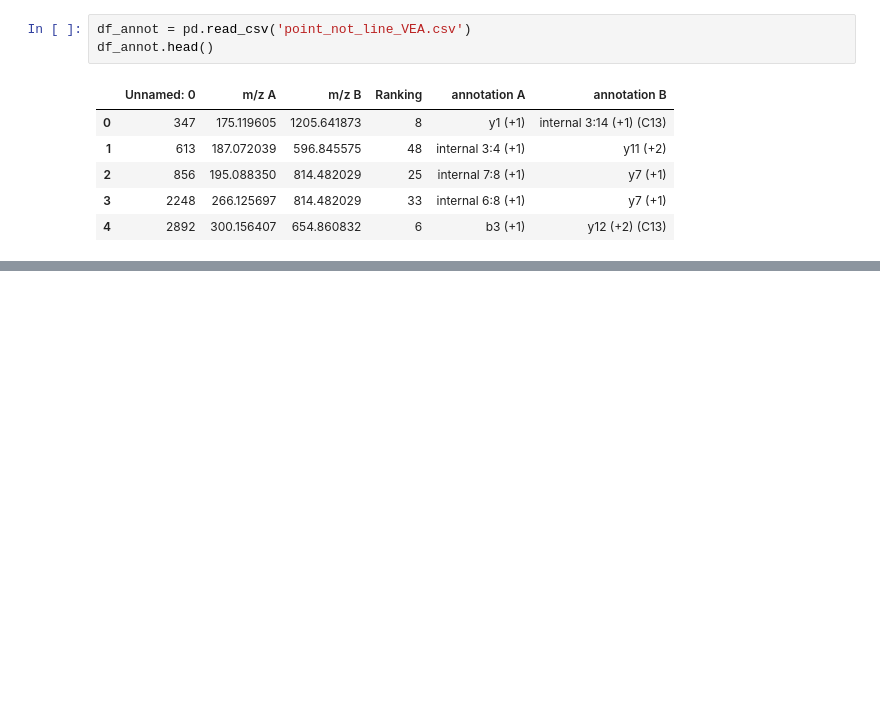
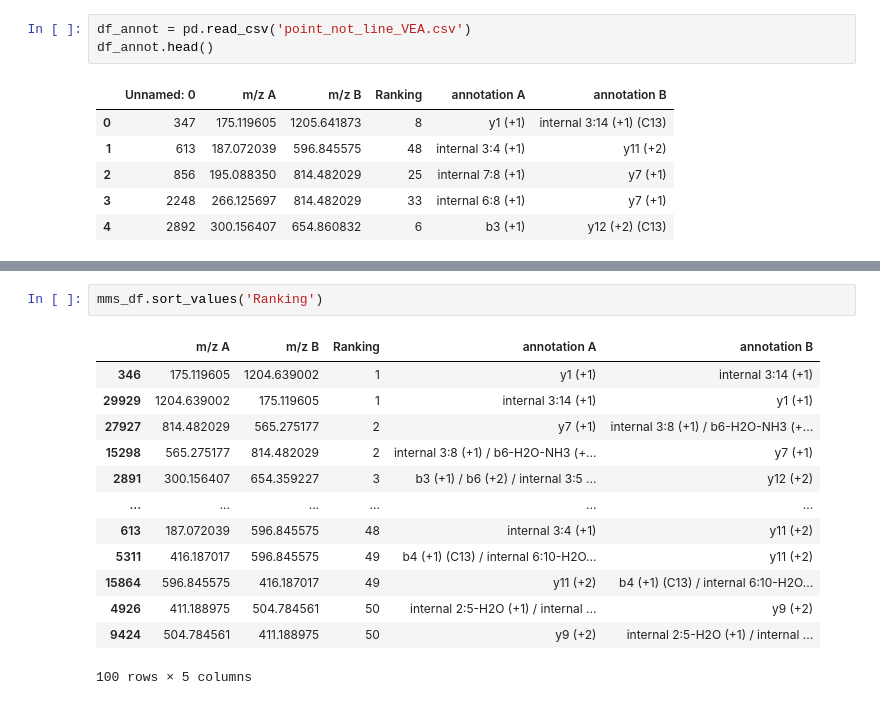
Before and after one commit to Kevinxsn/2D_spec_dict, a Jupyter notebook: paper/graph1.ipynb, the cells around one changed output, grey strips where cells are left out. Saved outputs shown, nothing was run; the diff lists cells and outputs as text; blank space fills up the shorter version.

```diff
--- a/paper/graph1.ipynb
+++ b/paper/graph1.ipynb
@@ -1537,0 +1538,16 @@ fig, ax, ax_table, annotated_df = plot_ffc_annotation_map_with_table(
+# %%
+mms_df.sort_values('Ranking')
+# %% [output]
+|  | m/z A | m/z B | Ranking | annotation A | annotation B |
+| 346 | 175.119605 | 1204.639002 | 1 | y1 (+1) | internal 3:14 (+1) |
+| 29929 | 1204.639002 | 175.119605 | 1 | internal 3:14 (+1) | y1 (+1) |
+| 27927 | 814.482029 | 565.275177 | 2 | y7 (+1) | internal 3:8 (+1) / b6-H2O-NH3 (+... |
+| 15298 | 565.275177 | 814.482029 | 2 | internal 3:8 (+1) / b6-H2O-NH3 (+... | y7 (+1) |
+| 2891 | 300.156407 | 654.359227 | 3 | b3 (+1) / b6 (+2) / internal 3:5 ... | y12 (+2) |
+| ... | ... | ... | ... | ... | ... |
+| 613 | 187.072039 | 596.845575 | 48 | internal 3:4 (+1) | y11 (+2) |
+| 5311 | 416.187017 | 596.845575 | 49 | b4 (+1) (C13) / internal 6:10-H2O... | y11 (+2) |
+| 15864 | 596.845575 | 416.187017 | 49 | y11 (+2) | b4 (+1) (C13) / internal 6:10-H2O... |
+| 4926 | 411.188975 | 504.784561 | 50 | internal 2:5-H2O (+1) / internal ... | y9 (+2) |
+| 9424 | 504.784561 | 411.188975 | 50 | y9 (+2) | internal 2:5-H2O (+1) / internal ... |
+100 rows × 5 columns
```
Also changed, not shown: parts of 2 cells of this notebook, 19 other files.
